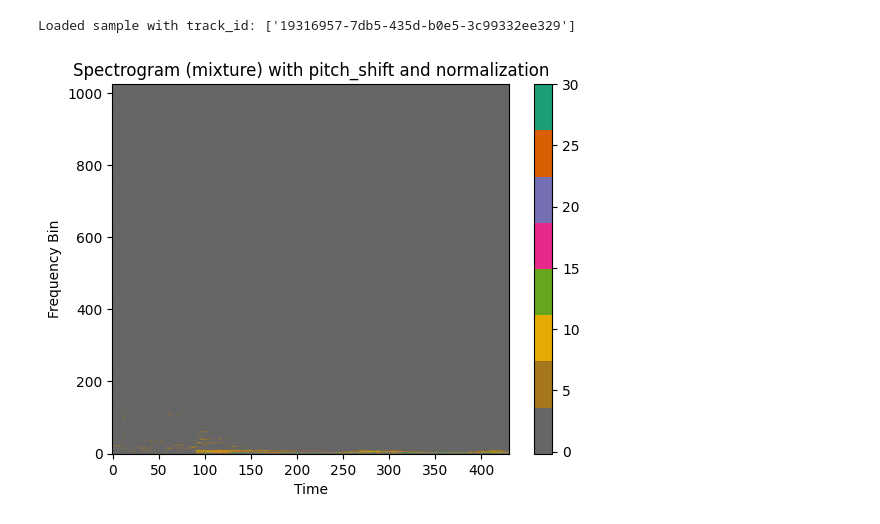
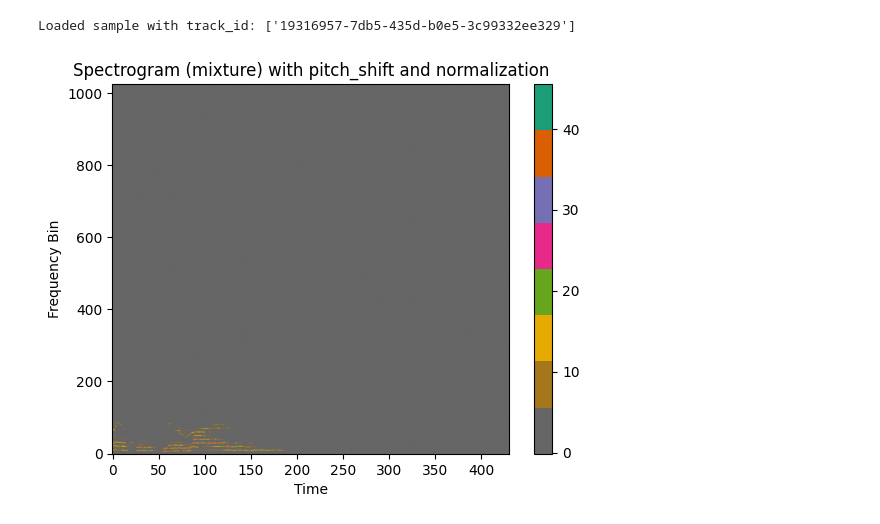
Before and after one commit to Nirab123456/music-style-trans, a Jupyter notebook: sp-m18.ipynb, the cells around one changed output. Cells and saved outputs as stored; diff of their text form; code cells hidden in the pictures.

```diff
--- a/sp-m18.ipynb
+++ b/sp-m18.ipynb
@@ -1,40 +1,40 @@
 # %%
 from torch.utils.data import DataLoader
 import matplotlib.pyplot as plt
-from process_musdb18 import AudioDatasetFolder
+from process_musdb18 import AudioDatasetFolder , augmentation_pipeline
 import torch
 
 # Define an additional simple normalization transform:
 def normalize_spec(spec: torch.Tensor) -> torch.Tensor:
     return (spec - spec.mean()) / (spec.std() + 1e-6)
 
 COMPONENT_MAP = ["mixture", "drums", "bass", "other_accompaniment", "vocals"]
 
 IS_TRACK_ID = True
 dataset_multi = AudioDatasetFolder(
     csv_file='output_stems/musdb18_index_20250408_121813.csv',
     audio_dir='.',  # adjust as needed
     components=COMPONENT_MAP,
     sample_rate=44100,
     duration=5.0,
-    transform=[normalize_spec],  # list of transforms
+    transform=[normalize_spec,augmentation_pipeline],  # list of transforms
     is_track_id=IS_TRACK_ID,
 )
 
 loader_multi = DataLoader(dataset_multi, batch_size=1, shuffle=False)
 sample_multi = next(iter(loader_multi))
 
 if IS_TRACK_ID:
     print("Loaded sample with track_id:", sample_multi['track_id'])
 
 # Plot spectrogram for the 'mixture' component.
-spec_multi = sample_multi['mixture'][0, 0]  # select first sample and first channel
+spec_multi = sample_multi['vocals'][0, 0]  # select first sample and first channel
 plt.imshow(spec_multi.detach().numpy(), origin='lower', aspect='auto', cmap='Dark2_r')
 plt.title("Spectrogram (mixture) with pitch_shift and normalization")
 plt.xlabel("Time")
 plt.ylabel("Frequency Bin")
 plt.colorbar()
 plt.show()
 # %% [output]
 Loaded sample with track_id: ['19316957-7db5-435d-b0e5-3c99332ee329']
-[figure, old version]
+[figure, new version]
```
Also changed, not shown: 3 other files.
